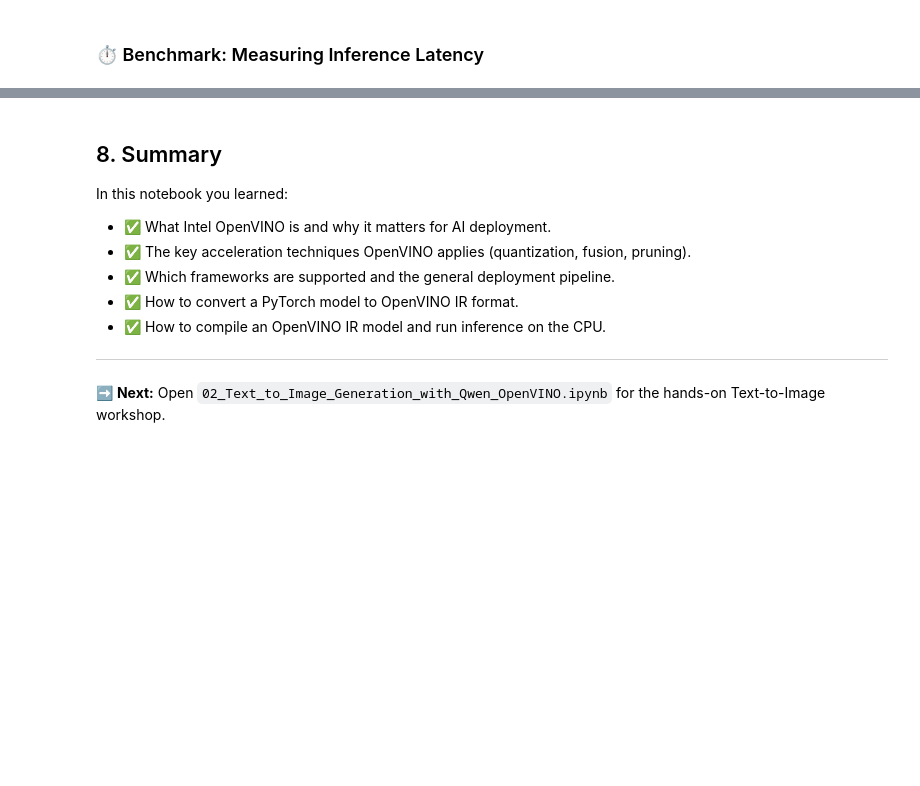
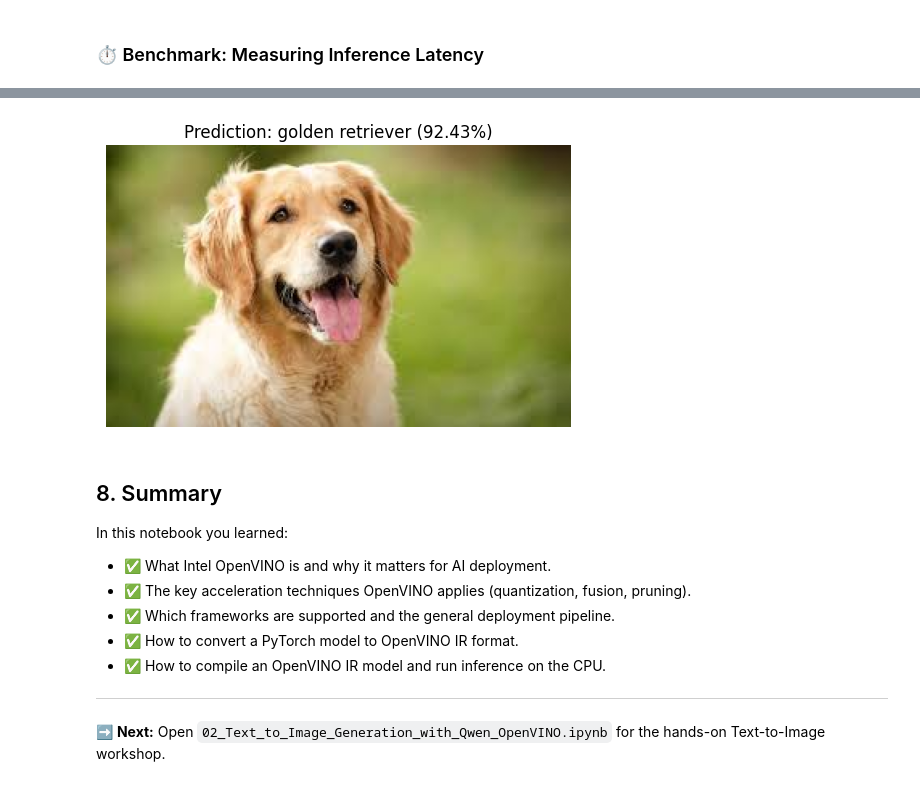
Before and after one commit to Nitin-Mane/intel-devmeet-nagpur-text2image-qwen, a Jupyter notebook: notebooks/01_Introduction_to_OpenVINO.ipynb, the cells around one changed output, grey strips where cells are left out. Cells and saved outputs as stored; diff of their text form; code cells hidden in the pictures; blank space fills up the shorter version.

```diff
--- a/notebooks/01_Introduction_to_OpenVINO.ipynb
+++ b/notebooks/01_Introduction_to_OpenVINO.ipynb
@@ -145,3 +268,14 @@ print(f"Average inference latency over {N_RUNS} runs: {elapsed / N_RUNS * 1000:.
+# %%
+top1_label = categories[top5_idx[0]]
+top1_conf = probs[top5_idx[0]] * 100
+
+plt.figure(figsize=(6, 6))
+plt.imshow(image)
+plt.axis("off")
+plt.title(f"Prediction: {top1_label} ({top1_conf:.2f}%)")
+plt.show()
+# %% [output]
+[figure, added]
 # %% [markdown]
 ## 8. Summary <a id='summary'></a>
 
```
Also changed, not shown: parts of 13 cells of this notebook, 4 other files.
